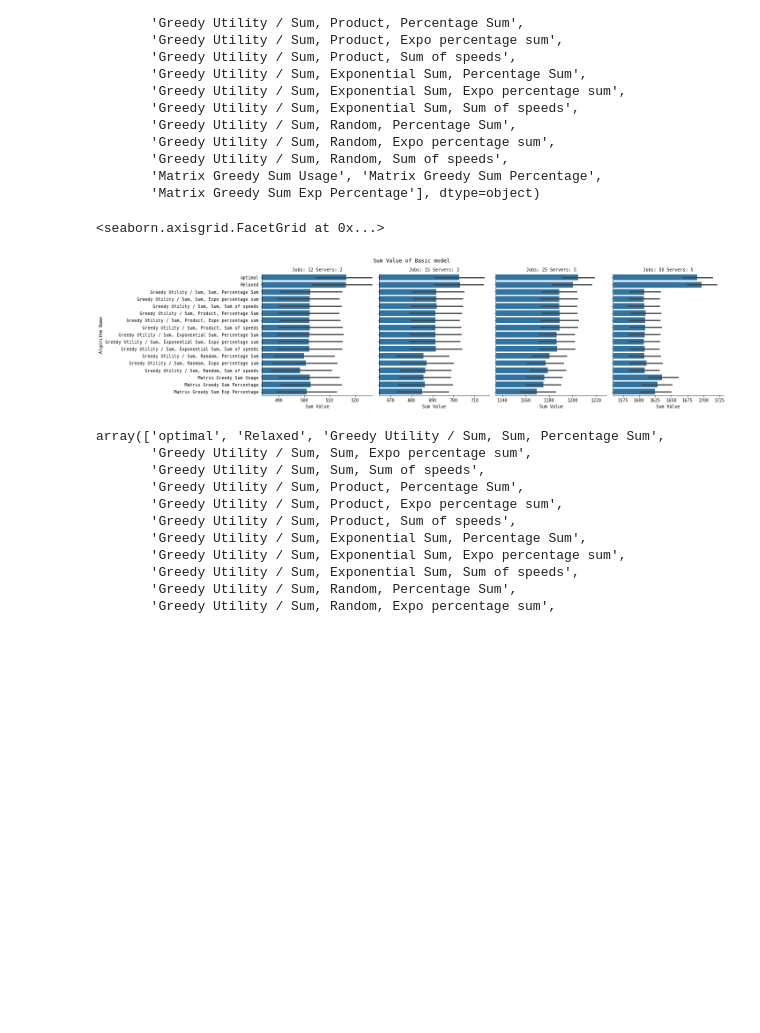
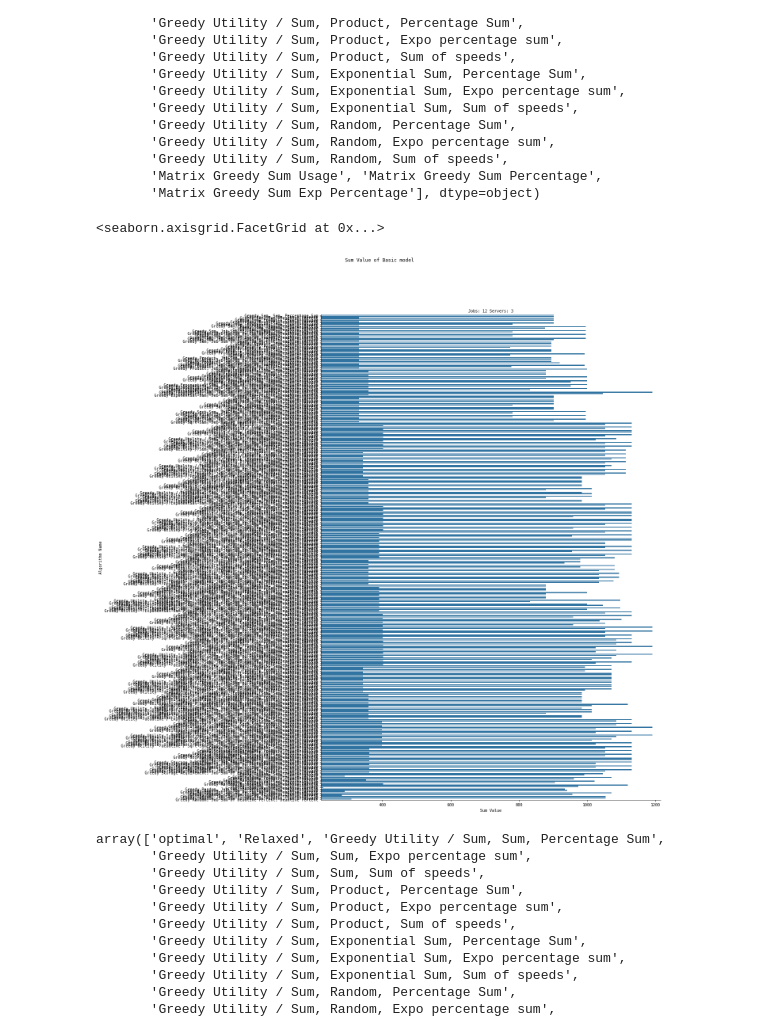
Before and after one commit to pseudo-rnd-thoughts/Elastic-Resource-Allocation, a Jupyter notebook: testing/analysis/greedy_analysis.ipynb, the cells around one changed output. Saved outputs shown, nothing was run; the diff lists cells and outputs as text; code cells hidden in the pictures; blank space fills up the shorter version.

```diff
--- a/testing/analysis/greedy_analysis.ipynb
+++ b/testing/analysis/greedy_analysis.ipynb
@@ -40,8 +40,11 @@ big_small = [
     "optimal_greedy_test_big_small_j75_s8_0",
     "optimal_greedy_test_big_small_j100_s10_0"
 ]
+all_policies = [
+    '../all_greedy_test_Fog_j12_s3_0'
+]
 # %%
-encoded_filenames = basic
+encoded_filenames = all_policies
 x_axis = 'Sum Value'
 title = "{} of {} model".format(x_axis, 'Basic')
 # %%
@@ -75,7 +98,7 @@ df = pd.DataFrame(data, columns=['Pos', 'Model Name', 'Algorithm Name', 'Sum Val
 # %%
 df = df.loc[~((df['Algorithm Name'].str.contains('Greedy Utility * deadline / Sum', regex=False)) |
               (df['Algorithm Name'].str.contains('Greedy Utility / Sqrt Sum', regex=False)) |
-              df['Algorithm Name'].str.contains('Matrix Greedy Sum Exp^3 Percentage', regex=False))]
+              (df['Algorithm Name'].str.contains('Matrix Greedy Sum Exp^3 Percentage', regex=False))]
 df['Algorithm Name'].unique()
 # %% [output]
 array(['optimal', 'Relaxed', 'Greedy Utility / Sum, Sum, Percentage Sum',
@@ -93,21 +116,21 @@ array(['optimal', 'Relaxed', 'Greedy Utility / Sum, Sum, Percentage Sum',
        'Matrix Greedy Sum Usage', 'Matrix Greedy Sum Percentage',
        'Matrix Greedy Sum Exp Percentage'], dtype=object)
 # %%
-g = sns.FacetGrid(df, col='Model Name', sharex=False, height=5)
+g = sns.FacetGrid(df, col='Model Name', sharex=False, height=20)
 g = g.map(sns.barplot, x_axis, 'Algorithm Name').set_titles("{col_name}")
 
 for pos, model in enumerate(model_names):
     values = [np.mean(df[(df['Model Name'] == model) & (df['Algorithm Name'] == algo)][x_axis])
               for algo in df['Algorithm Name'].unique()]
     g.axes[0, pos].set_xlim(min(values) * 0.97, max(values) * 1.02)
 
 g.fig.subplots_adjust(top=0.88)
 g.fig.suptitle(title)
 
 g
 # %% [output]
 <seaborn.axisgrid.FacetGrid at 0x...>
-[figure, old version]
+[figure, new version]
 # %%
 df['Algorithm Name'].unique()
 # %% [output]
```
Also changed, not shown: parts of 1 cell of this notebook, 53 other files.
